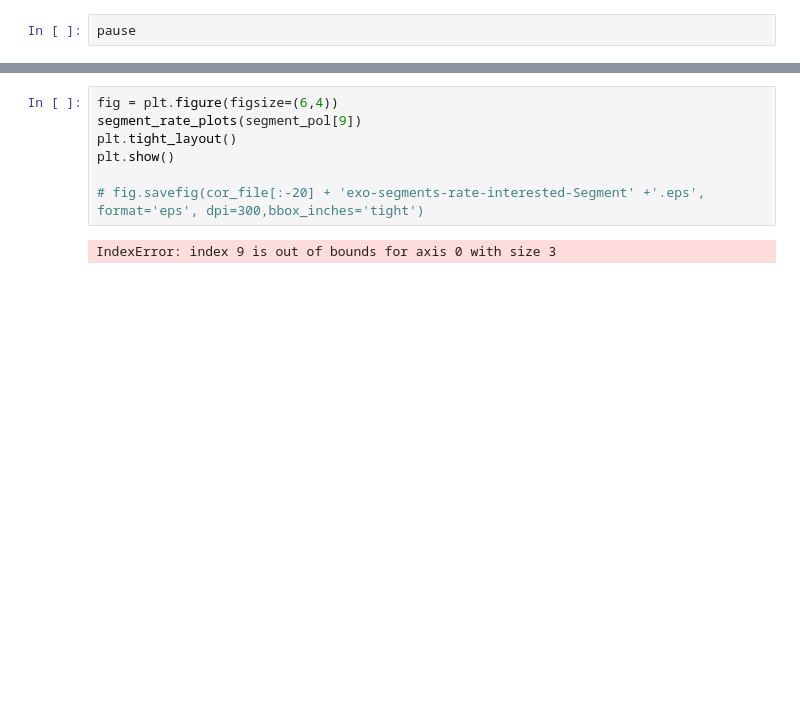
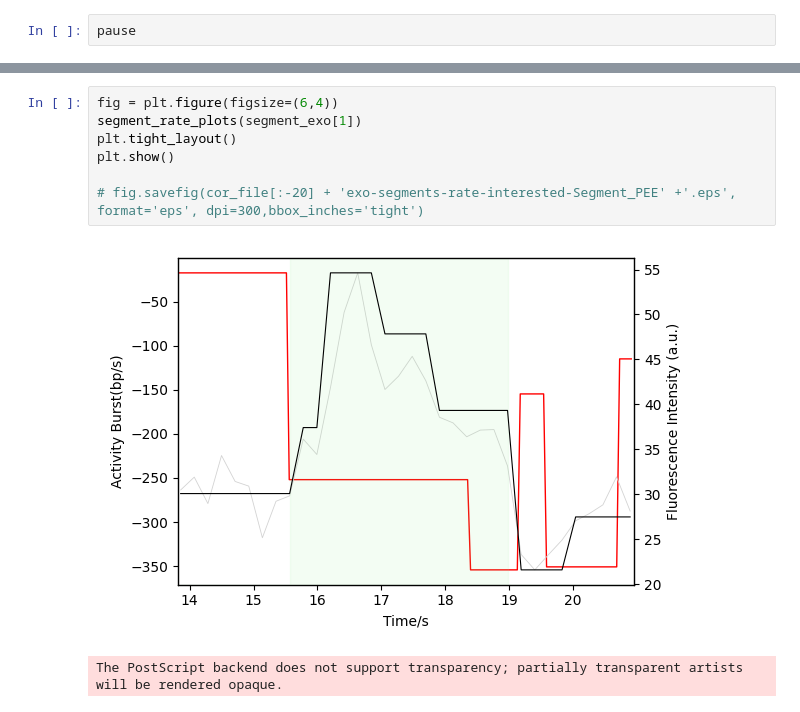
Before and after one commit to longfuxu/DNAPolymeraseProject, a Jupyter notebook: 3.1_correlation_segementation_2023.ipynb, the cells around one changed output, grey strips where cells are left out. Saved outputs shown, nothing was run; the diff lists cells and outputs as text.

```diff
--- a/3.1_correlation_segementation_2023.ipynb
+++ b/3.1_correlation_segementation_2023.ipynb
@@ -350,11 +347,11 @@ fig.savefig(cor_file[:-20] + 'EPE' +'.eps', format='eps', dpi=300,bbox_inches='t
 The PostScript backend does not support transparency; partially transparent artists will be rendered opaque.
 # %%
 fig = plt.figure(figsize=(6,4))
-segment_rate_plots(segment_pol[9])
+segment_rate_plots(segment_exo[1])
 plt.tight_layout()
 plt.show()
 
-# fig.savefig(cor_file[:-20] + 'exo-segments-rate-interested-Segment' +'.eps', format='eps', dpi=300,bbox_inches='tight')
+# fig.savefig(cor_file[:-20] + 'exo-segments-rate-interested-Segment_PEE' +'.eps', format='eps', dpi=300,bbox_inches='tight')
 # %% [output]
+[figure, new version]
-IndexError: index 9 is out of bounds for axis 0 with size 3
+The PostScript backend does not support transparency; partially transparent artists will be rendered opaque.
-[figure, old version]
```
Also changed, not shown: parts of 5 cells of this notebook, 22 other files.
